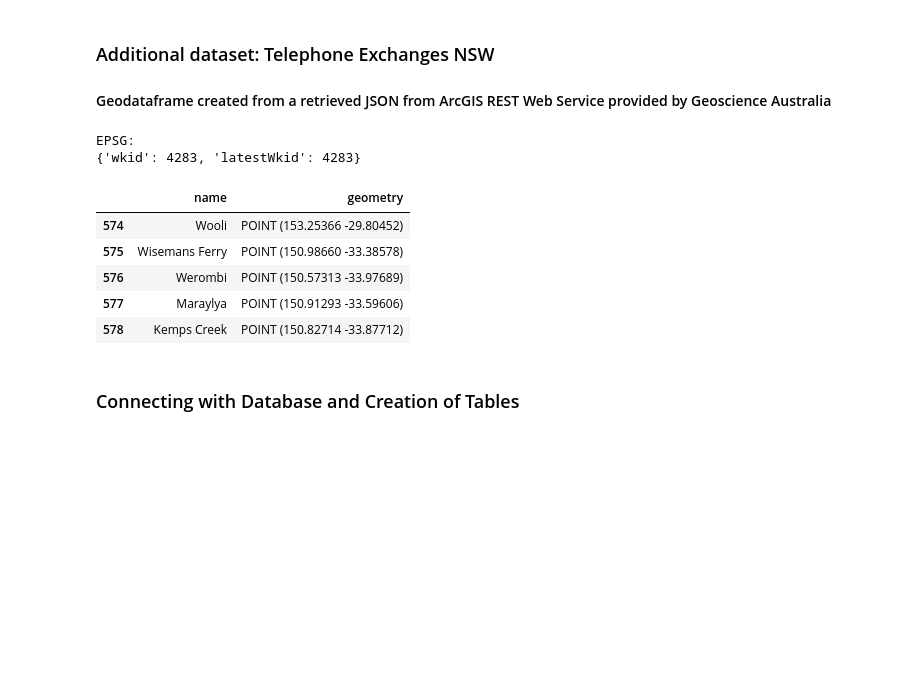
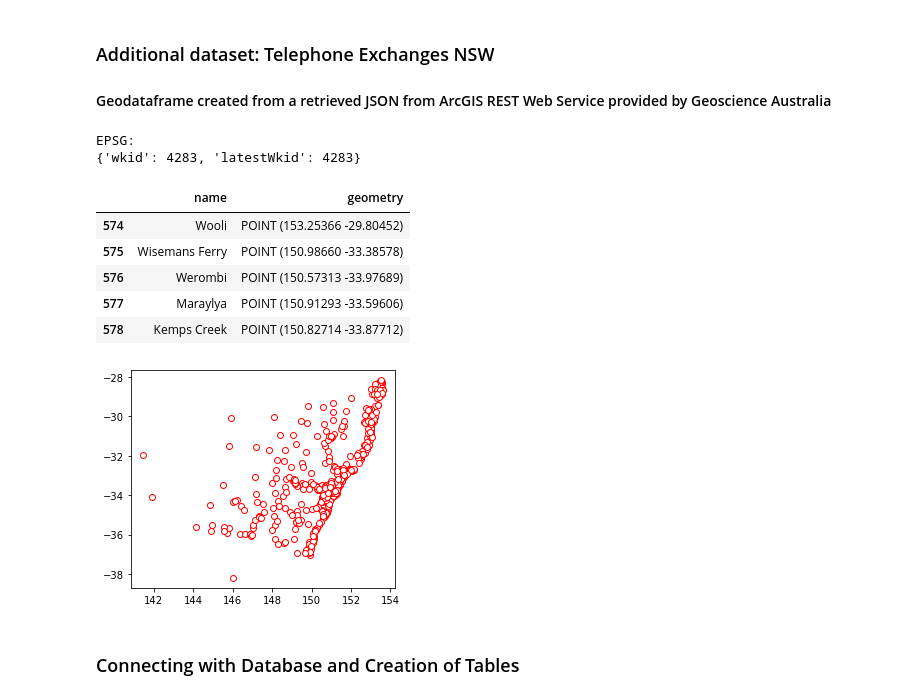
Before and after one commit to ew92/data2001_project, a Jupyter notebook: main.ipynb, the cells around one changed output. Cells and saved outputs as stored; diff of their text form; code cells hidden in the pictures; blank space fills up the shorter version.

```diff
--- a/main.ipynb
+++ b/main.ipynb
@@ -291,33 +284,35 @@ lats = []
 for i in range(0, len(exchanges_json['features'])):
     item_name = exchanges_json['features'][i]['attributes']['name']
     item_long = exchanges_json['features'][i]['geometry']['x']
     item_lat = exchanges_json['features'][i]['geometry']['y']
     names_recs.append(item_name)
     longs.append(item_long)
     lats.append(item_lat)
 
 names_series = pd.Series(names_recs)
 longs_series = pd.Series(longs)
 lats_series = pd.Series(lats)
 
 exchanges_df = pd.DataFrame({'name': names_series, 'longitude': longs_series,
                             'latitude': lats_series})
 
 # Convert the df to geodataframe where longitude and latitude are combined into POINT geometries
 exchanges_gdf = gpd.GeoDataFrame(exchanges_df,
                                        geometry=gpd.points_from_xy(exchanges_df.longitude, exchanges_df.latitude))
 
 exchanges_gdf = exchanges_gdf.drop(columns=['longitude', 'latitude'])
+exchanges_gdf.plot(color='white', edgecolor='red')
 exchanges_gdf.tail()
 # %% [output]
 EPSG:
 {'wkid': 4283, 'latestWkid': 4283}
 |  | name | geometry |
 | 574 | Wooli | POINT (153.25366 -29.80452) |
 | 575 | Wisemans Ferry | POINT (150.98660 -33.38578) |
 | 576 | Werombi | POINT (150.57313 -33.97689) |
 | 577 | Maraylya | POINT (150.91293 -33.59606) |
 | 578 | Kemps Creek | POINT (150.82714 -33.87712) |
+[figure, added]
 # %% [markdown]
 ### Connecting with Database and Creation of Tables
 # %%
```
Also changed, not shown: parts of 36 cells of this notebook.
